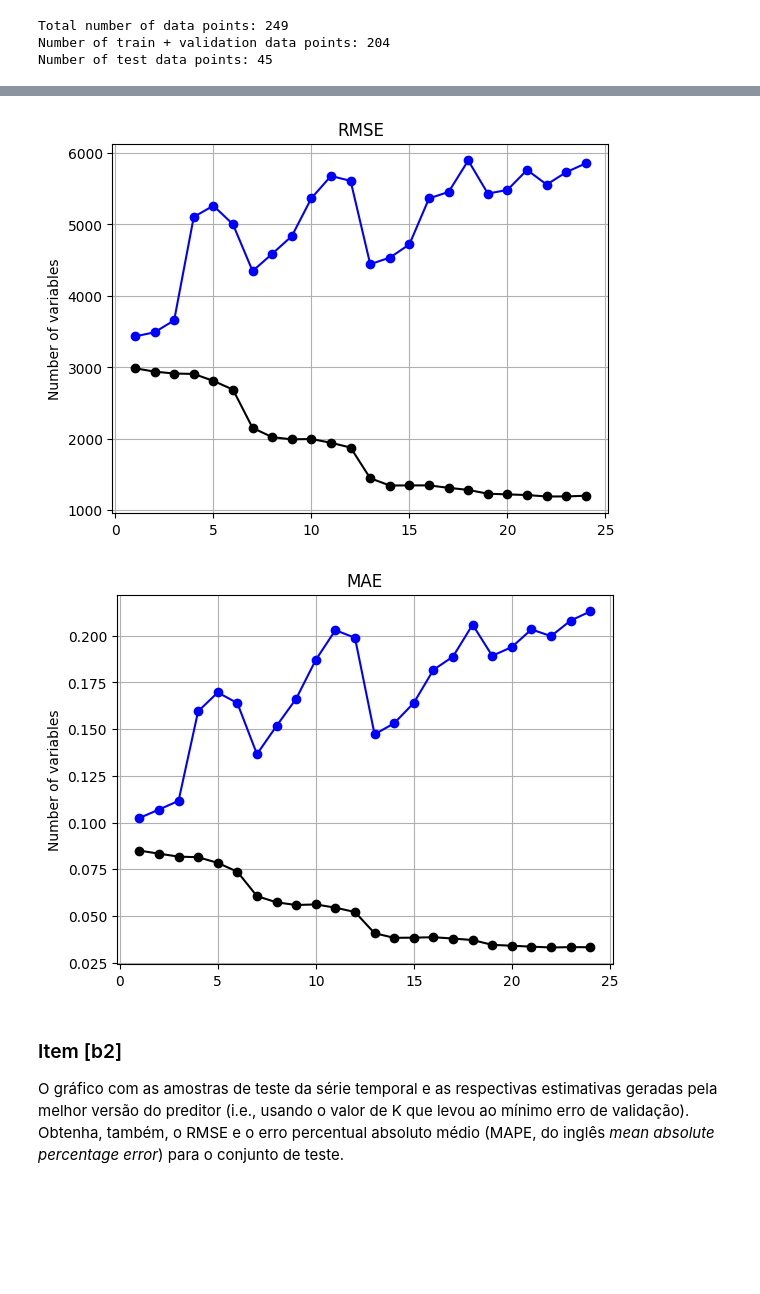
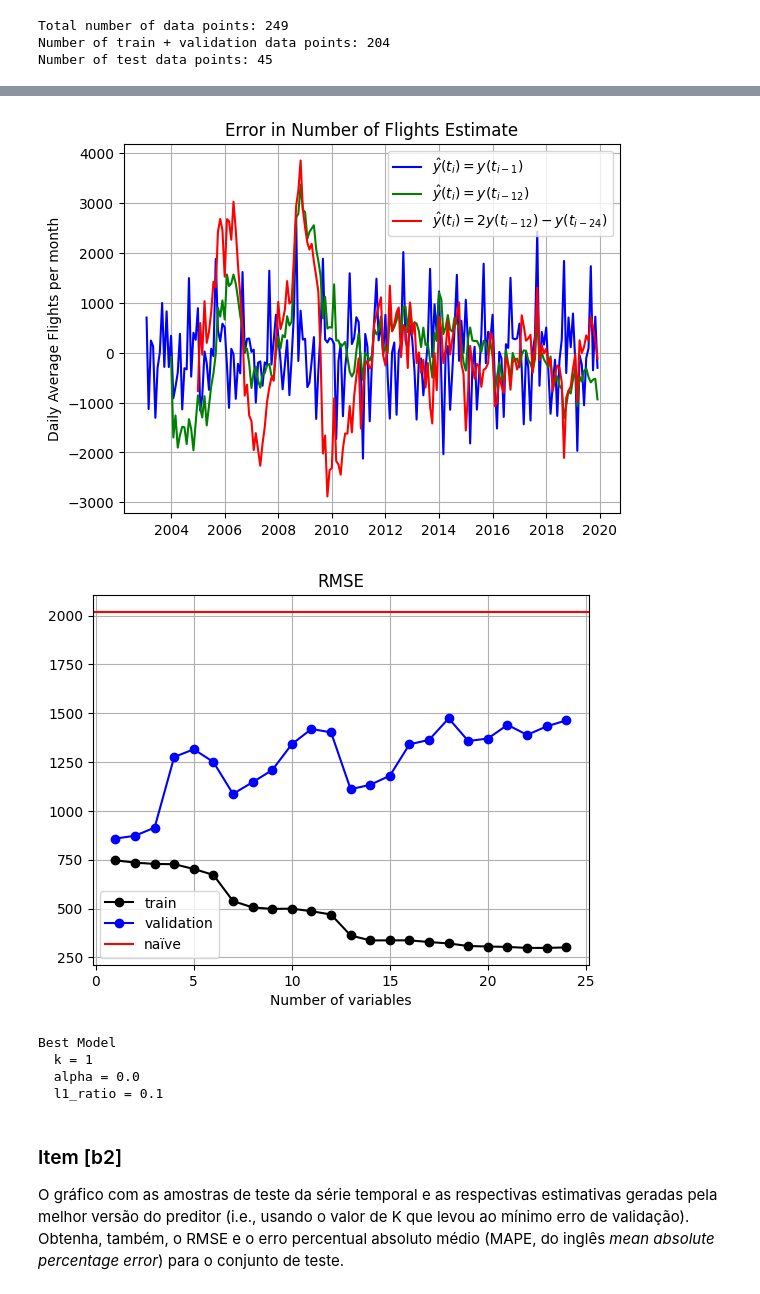
Before and after one commit to TiagoCAAmorim/machine_learning, a Jupyter notebook: Lista01/Lista01.ipynb, the cells around one changed output, grey strips where cells are left out. Drawn from its saved outputs; the diff is of its cells as text; code cells hidden in the pictures; blank space fills up the shorter version.

Commit message:
Optimal model

```diff
--- a/Lista01/Lista01.ipynb
+++ b/Lista01/Lista01.ipynb
@@ -222,8 +222,10 @@ With scaling validation: rmse = 2538.16 mae = 0.0670
 # %% [markdown]
 Durante as iterações da rotina de ajuste do modelo linear, o algoritmo teve dificuldades quando foram utilizados valores alto de k (>15). Ao modificar a escala dos dados de entrada o algoritmo não apresentou problemas.
 # %%
+df[f'y_scl'] = scaler.transform(df['y'].values.reshape(-1, 1))
+
 for k in range(24):
-    df[f'x_{k+1}'] = scaler.transform(df[f'x_{k+1}'].values.reshape(-1, 1))
+    df[f'x_{k+1}'] = df['y_scl'].shift(periods=k+1)
 # %%
 limits = {
     'train-validation':('2003-01-01', '2019-12-01'),
@@ -306,0 +320,27 @@ def split_train_and_get_errors(model, k_variables, df,
+# %%
+validation_ratio = 0.2
+max_fold_number = int(np.floor(1/validation_ratio)-1)
+# %%
+y_naive = [
+    df_train_val['y'].shift(1),
+    df_train_val['y'].shift(12),
+    2*df_train_val['y'].shift(12)-df_train_val['y'].shift(24)
+    ]
+
+rmse_validation_naive = []
+
+for y_model in y_naive:
+    rmse, mae = 0., 0.
+    for folder_number in range(max_fold_number):
+        _, df_validation = get_train_validation(
+            df=df_train_val,
+            validation_ratio=validation_ratio,
+            fold_number=folder_number+1)
+
+        n_val = len(df_validation)
+        rmse += root_mean_squared_error(y_model[-n_val:], df_validation['y'])
+
+    rmse_validation_naive.append(rmse/max_fold_number)
+
+print('RMSE naïve models:\n  ' +
+      '\n  '.join([f'{i+1}. {x:0.2f}' for i,x in enumerate(rmse_validation_naive)]))
@@ -307 +371,17 @@ def split_train_and_get_errors(model, k_variables, df,
+# %%
+plt.plot(y_naive[0]-df_train_val['y'], color='blue', linestyle='-', label='$\hat{y}(t_i) = y(t_{i-1})$')
+plt.plot(y_naive[1]-df_train_val['y'], color='green', linestyle='-', label='$\hat{y}(t_i) = y(t_{i-12})$')
+plt.plot(y_naive[2]-df_train_val['y'], color='red', linestyle='-', label='$\hat{y}(t_i) =2 y(t_{i-12}) - y(t_{i-24})$')
+
+scaler.inverse_transform(df[f'x_{k+1}'].values.reshape(-1, 1))
+
+plt.ylabel('Daily Average Flights per month')
+plt.title('Error in Number of Flights Estimate')
+plt.legend()
+plt.grid(True)
+plt.show()
+# %% [output]
+[figure, added]
+# %%
+rmse_validation_naive = rmse_validation_naive[1]
 # %%
@@ -334,22 +430,27 @@ for k in range(24):
 # %%
 plt.plot(range(1,25), rmse_train_list, color='black', linestyle='-', marker='o', label='train')
 plt.plot(range(1,25), rmse_validation_list, color='blue', linestyle='-', marker='o',label='validation')
+plt.axhline(y=rmse_validation_naive, color='red', linestyle='-', label='naïve')
 
 plt.xlabel('Number of variables')
 plt.title('RMSE')
 plt.grid(True)
+plt.legend()
 plt.show()
-
-plt.plot(range(1,25), mae_train_list, color='black', linestyle='-', marker='o',label='train')
-plt.plot(range(1,25), mae_validation_list, color='blue', linestyle='-', marker='o',label='validation')
-
-plt.xlabel('Number of variables')
-plt.title('MAE')
-plt.grid(True)
-plt.show()
 # %% [output]
-[figure, old version]
+[figure, new version]
-[figure, removed]
+# %%
+i_best = rmse_validation_list.index(min(rmse_validation_list))
+k_best = i_best + 1
+print('Best Model')
+print(f'  k = {k_best}')
+print(f'  alpha = {alpha_list[i_best]}')
+print(f'  l1_ratio = {l1_ratio_list[i_best]}')
+# %% [output]
+Best Model
+  k = 1
+  alpha = 0.0
+  l1_ratio = 0.1
 # %% [markdown]
 ### Item [b2]
 
```
Also changed, not shown: parts of 10 cells of this notebook.
